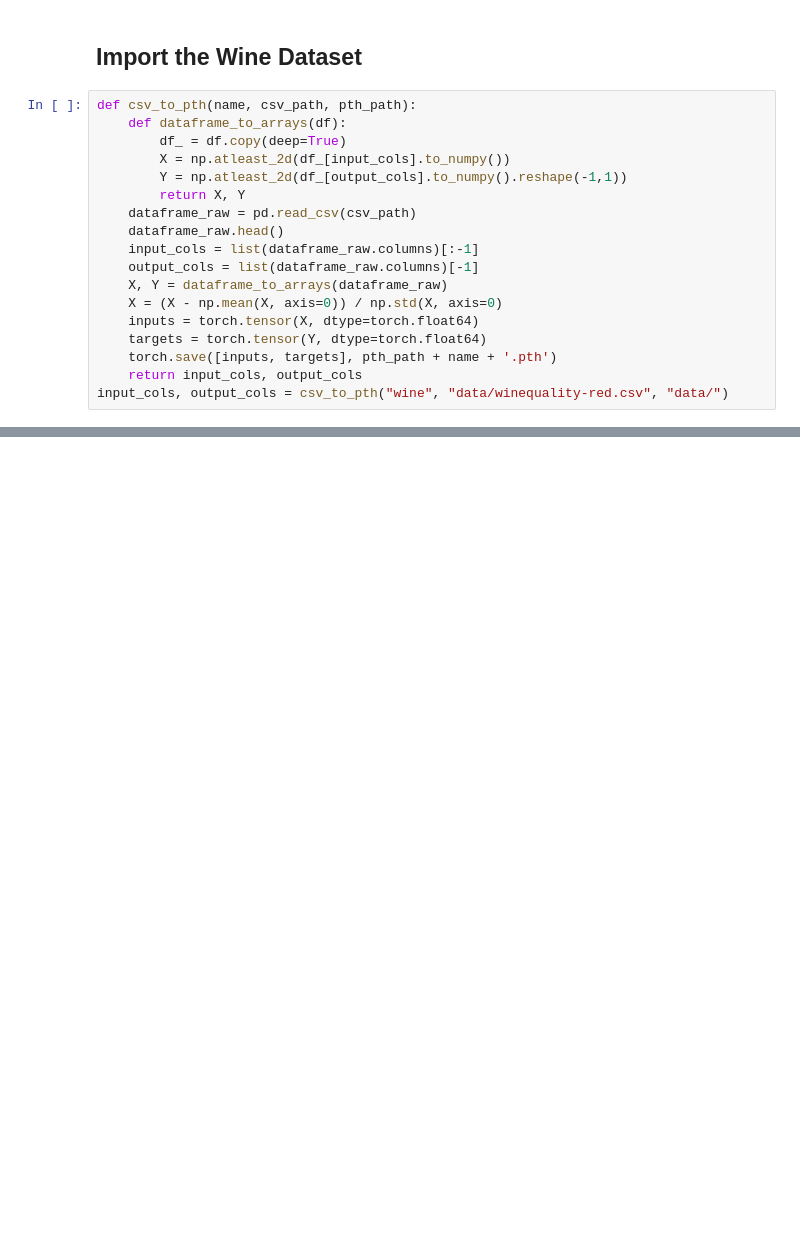
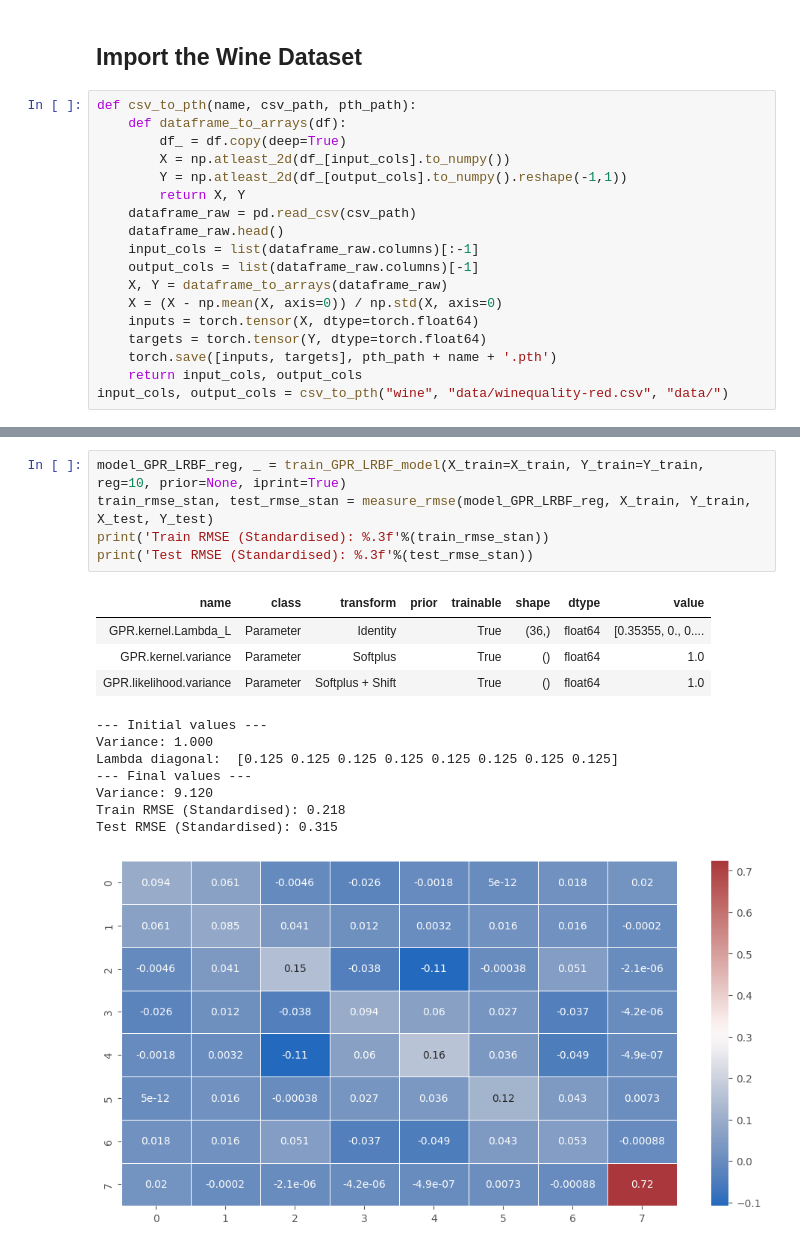
Before and after one commit to mattyred/BSGP_Automatic_Independence_Determination, a Jupyter notebook: LambdaRBFKernel/WineQuality.ipynb, the cells around one changed output, grey strips where cells are left out. Cells and saved outputs as stored; diff of their text form; blank space fills up the shorter version.

```diff
--- a/LambdaRBFKernel/WineQuality.ipynb
+++ b/LambdaRBFKernel/WineQuality.ipynb
@@ -121,0 +96,18 @@ plot_matrix(LRBF.get_Lambda(), cmap='viridis')
+# %%
+model_GPR_LRBF_reg, _ = train_GPR_LRBF_model(X_train=X_train, Y_train=Y_train, reg=10, prior=None, iprint=True)
+train_rmse_stan, test_rmse_stan = measure_rmse(model_GPR_LRBF_reg, X_train, Y_train, X_test, Y_test)
+print('Train RMSE (Standardised): %.3f'%(train_rmse_stan))
+print('Test RMSE (Standardised): %.3f'%(test_rmse_stan))
+# %% [output]
+| name | class | transform | prior | trainable | shape | dtype | value |
+| GPR.kernel.Lambda_L | Parameter | Identity |  | True | (36,) | float64 | [0.35355, 0., 0.... |
+| GPR.kernel.variance | Parameter | Softplus |  | True | () | float64 | 1.0 |
+| GPR.likelihood.variance | Parameter | Softplus + Shift |  | True | () | float64 | 1.0 |
+--- Initial values ---
+Variance: 1.000
+Lambda diagonal:  [0.125 0.125 0.125 0.125 0.125 0.125 0.125 0.125]
+--- Final values ---
+Variance: 9.120
+Train RMSE (Standardised): 0.218
+Test RMSE (Standardised): 0.315
+[figure, added]
```
Also changed, not shown: parts of 8 cells of this notebook, 2 other files.
